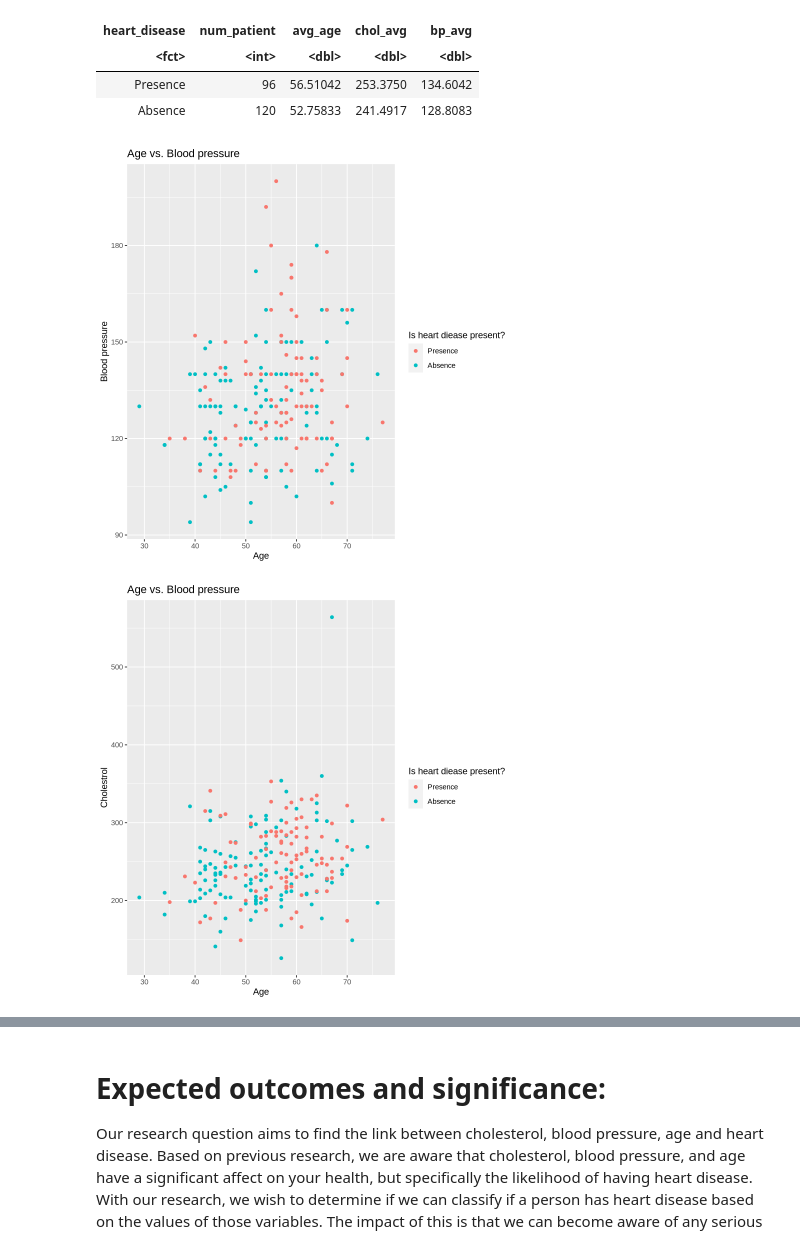
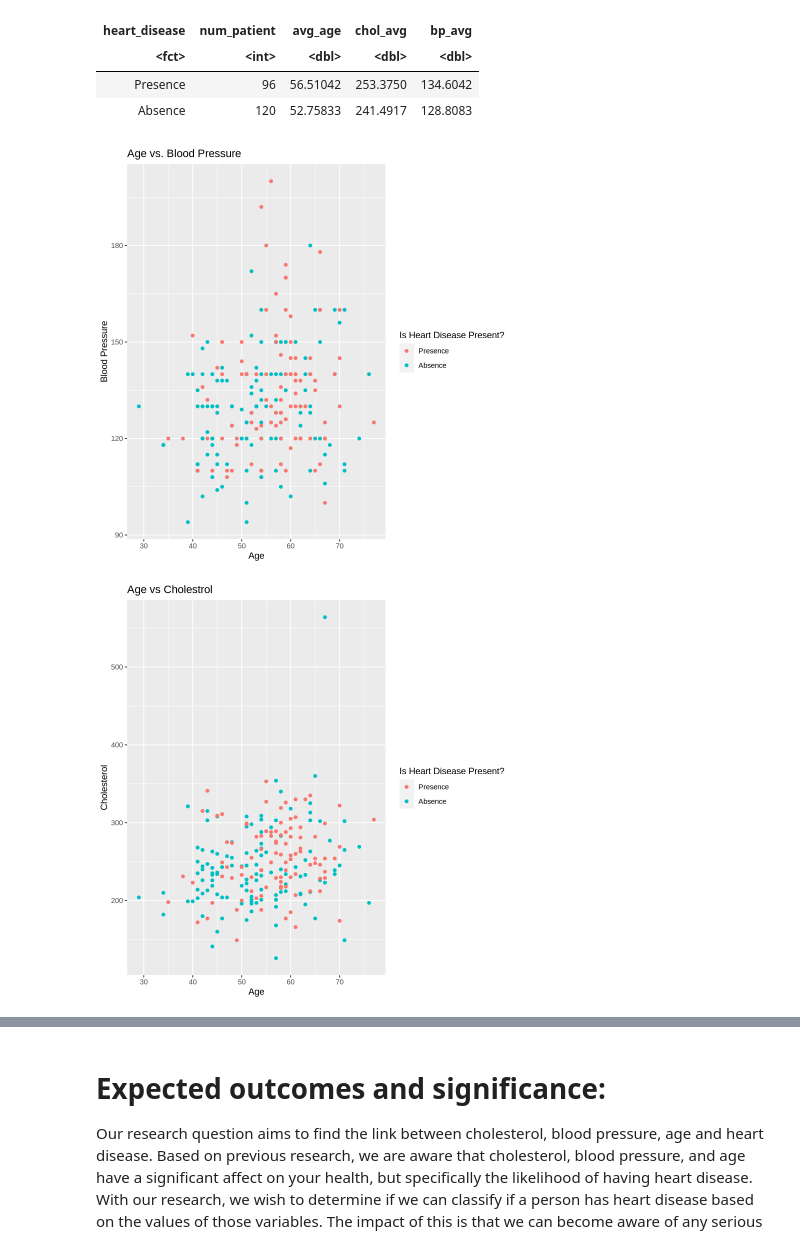
Before and after one commit to jake-fung/DSCI100-002-031-GroupProject, a Jupyter notebook: project_proposal.ipynb, the cells around one changed output, grey strips where cells are left out. Saved outputs shown, nothing was run; the diff lists cells and outputs as text; code cells hidden in the pictures.

```diff
--- a/project_proposal.ipynb
+++ b/project_proposal.ipynb
@@ -90,21 +90,21 @@ A tibble: 2 × 5
 # %%
 age_bp_plot <- ggplot(heart_filtered, aes(x = age, y = bp, color = heart_disease)) +
                 geom_point()+
-                labs(x = "Age", y = "Blood pressure", color = "Is heart diease present?")+
-                ggtitle("Age vs. Blood pressure")
+                labs(x = "Age", y = "Blood Pressure", color = "Is Heart Disease Present?")+
+                ggtitle("Age vs. Blood Pressure")
 age_bp_plot
 
 age_chol_plot <- ggplot(heart_filtered, aes(x = age, y = cholesterol, color = heart_disease)) +
                 geom_point()+
-                labs(x = "Age", y = "Cholestrol", color = "Is heart diease present?")+
-                ggtitle("Age vs. Blood pressure")
+                labs(x = "Age", y = "Cholesterol", color = "Is Heart Disease Present?")+
+                ggtitle("Age vs Cholestrol")
 age_chol_plot
 
 chol_bp_plot <- ggplot(heart_filtered, aes(x = bp, y = cholesterol, color = heart_disease)) +
                 geom_point()+
-                labs(x = "Blood pressure", y = "Cholestrol", color = "Is heart diease present?")+
-                ggtitle("Blood pressure vs. Blood pressure")
+                labs(x = "Blood Pressure", y = "Cholestrol", color = "Is Heart Disease Present?")+
+                ggtitle("Blood Pressure vs Cholestrol")
 chol_bp_plot
 # %% [output]
-[figure, old version]
+[figure, new version]
-[figure, old version]
+[figure, new version]
```
Also changed, not shown: parts of 1 cell of this notebook.
